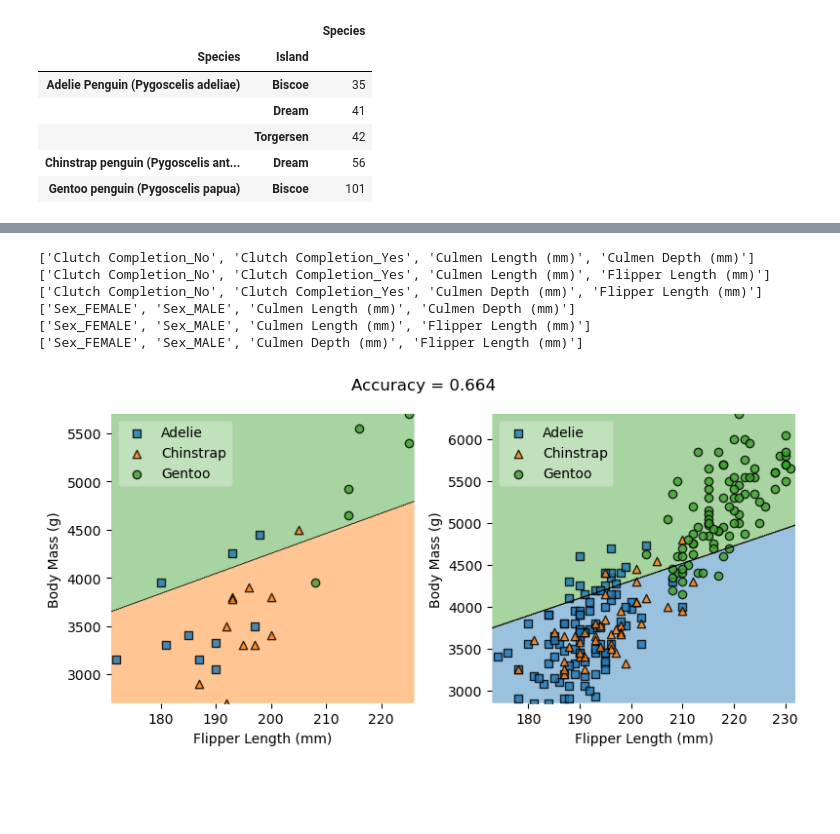
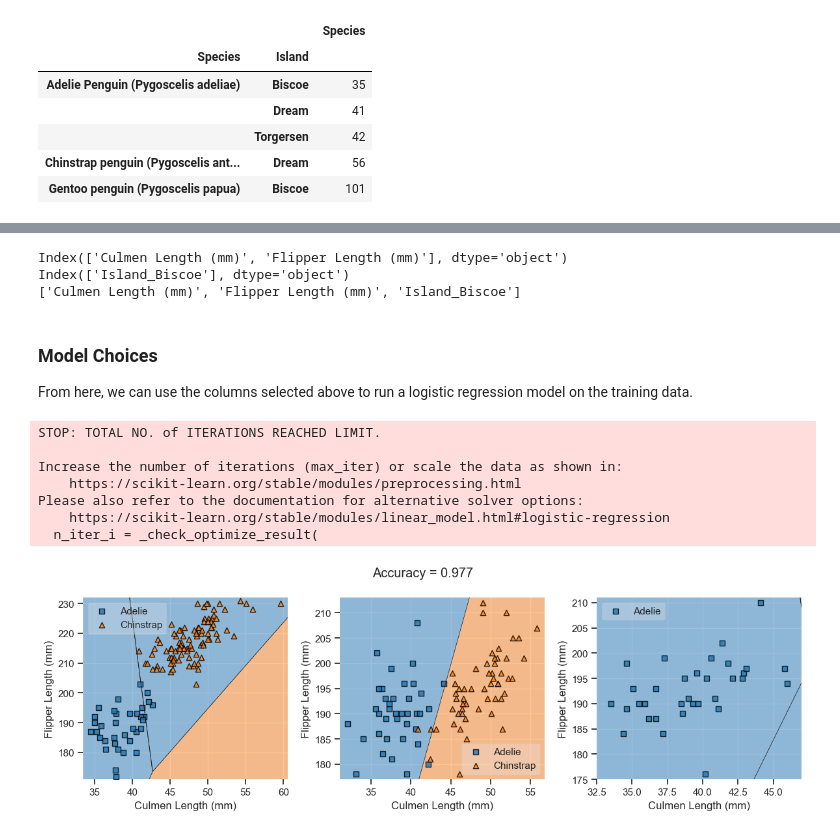
Before and after one commit to kate-kenny/kate-kenny.github.io, a Jupyter notebook: posts/blog3/Palmer Penguins.ipynb, the cells around one changed output, grey strips where cells are left out. Cells and saved outputs as stored; diff of their text form; code cells hidden in the pictures; blank space fills up the shorter version.

```diff
--- a/posts/blog3/Palmer Penguins.ipynb
+++ b/posts/blog3/Palmer Penguins.ipynb
@@ -90,32 +94,42 @@ train.groupby(["Species", "Island"])[["Species"]].count()
+# %%
+
+#choose features and do cross validation NEED CROSS VALIDATION STILL
+
+from itertools import combinations
+from sklearn.feature_selection import SelectKBest
+from sklearn.feature_selection import f_classif
+
+all_qual_cols = ["Clutch Completion_No", "Clutch Completion_Yes", "Sex_FEMALE", "Sex_MALE", "Island_Biscoe", "Island_Dream", "Island_Torgersen"]
+all_quant_cols = ["Culmen Length (mm)", "Culmen Depth (mm)", "Flipper Length (mm)", "Body Mass (g)"]
+
+#Select 2 quantitative columns
+select_best = SelectKBest(score_func = f_classif, k=2)
+train_new = select_best.fit_transform(X_train[all_quant_cols], y_train)
+
+filter = select_best.get_support()
+quant_best = X_train[all_quant_cols].columns[filter]
+
+#Select 1 qualitative feature (NEED TO AUTOMATE CHOOSING THE PAIR)
+select_best = SelectKBest(score_func = f_classif, k=1)
+train_new = select_best.fit_transform(X_train[all_qual_cols], y_train)
+
+filter = select_best.get_support()
+qual_best = X_train[all_qual_cols].columns[filter]
+
+#create list of all selected features
+best_feat = [quant_best[0], quant_best[1], qual_best[0]]
+# %% [output]
+Index(['Culmen Length (mm)', 'Flipper Length (mm)'], dtype='object')
+Index(['Island_Biscoe'], dtype='object')
+['Culmen Length (mm)', 'Flipper Length (mm)', 'Island_Biscoe']
+# %% [markdown]
+### Model Choices
+
+From here, we can use the columns selected above to run a logistic regression model on the training data.
 # %%
-
-#choose features and do cross validation
-
-from itertools import combinations
-
-# these are not actually all the columns: you'll
-# need to add any of the other ones you want to search for
-all_qual_cols = ["Clutch Completion", "Sex", "Island"]
-all_quant_cols = ['Culmen Length (mm)', 'Culmen Depth (mm)', 'Flipper Length (mm)', "Body Mass (g)"]
-
-for qual in all_qual_cols:
-  qual_cols = [col for col in X_train.columns if qual in col ]
-  for pair in combinations(all_quant_cols, 2):
-    cols = qual_cols + list(pair)
-    print(cols)
-    # you could train models and score them here, keeping the list of
-    # columns for the model that has the best score.
-    #
-
-#Model Choices
-
 from sklearn.linear_model import LogisticRegression
 
-# this counts as 3 features because the two Clutch Completion
-# columns are transformations of a single original measurement.
-# you should find a way to automatically select some better columns
-# as suggested in the code block above
-cols = ["Flipper Length (mm)", "Body Mass (g)", "Clutch Completion_No", "Clutch Completion_Yes"]
+cols = ["Culmen Length (mm)", "Flipper Length (mm)", "Island_Biscoe", "Island_Dream", "Island_Torgersen"]
 
 LR = LogisticRegression()
 LR.fit(X_train[cols], y_train)
@@ -132,38 +146,39 @@ def decision_region_panel(X, y, model, qual_features):
   for i in range(p):
 
       filler_feature_values = {2+j: 0 for j in range(p)}
 
       filler_feature_values.update({2+i: 1})
 
       ix = X[qual_features[i]] == 1
 
       ax = axarr[i]
 
       plot_decision_regions(np.array(X[ix]), y[ix], clf=model,
                             filler_feature_values=filler_feature_values,
                             filler_feature_ranges={2+j: 0.1 for j in range(p)},
                             legend=2, ax=ax)
 
       ax.set_xlabel(X.columns[0])
       ax.set_ylabel(X.columns[1])
 
       handles, labels = ax.get_legend_handles_labels()
       ax.legend(handles,
           ["Adelie", "Chinstrap", "Gentoo"],
            framealpha=0.3, scatterpoints=1)
 
   # Adding axes annotations
   fig.suptitle(f'Accuracy = {model.score(X, y).round(3)}')
   plt.tight_layout()
   plt.show()
 
-qual_features = ["Clutch Completion_No", "Clutch Completion_Yes"]
+qual_features = ["Island_Biscoe", "Island_Dream", "Island_Torgersen"]
 decision_region_panel(X_train[cols], y_train, LR, qual_features)
 # %% [output]
-['Clutch Completion_No', 'Clutch Completion_Yes', 'Culmen Length (mm)', 'Culmen Depth (mm)']
-['Clutch Completion_No', 'Clutch Completion_Yes', 'Culmen Length (mm)', 'Flipper Length (mm)']
-['Clutch Completion_No', 'Clutch Completion_Yes', 'Culmen Depth (mm)', 'Flipper Length (mm)']
-['Sex_FEMALE', 'Sex_MALE', 'Culmen Length (mm)', 'Culmen Depth (mm)']
-['Sex_FEMALE', 'Sex_MALE', 'Culmen Length (mm)', 'Flipper Length (mm)']
-['Sex_FEMALE', 'Sex_MALE', 'Culmen Depth (mm)', 'Flipper Length (mm)']
+STOP: TOTAL NO. of ITERATIONS REACHED LIMIT.
+
+Increase the number of iterations (max_iter) or scale the data as shown in:
+    https://scikit-learn.org/stable/modules/preprocessing.html
+Please also refer to the documentation for alternative solver options:
+    https://scikit-learn.org/stable/modules/linear_model.html#logistic-regression
+  n_iter_i = _check_optimize_result(
-[figure, old version]
+[figure, new version]
```
Also changed, not shown: parts of 4 cells of this notebook, 8 other files.
